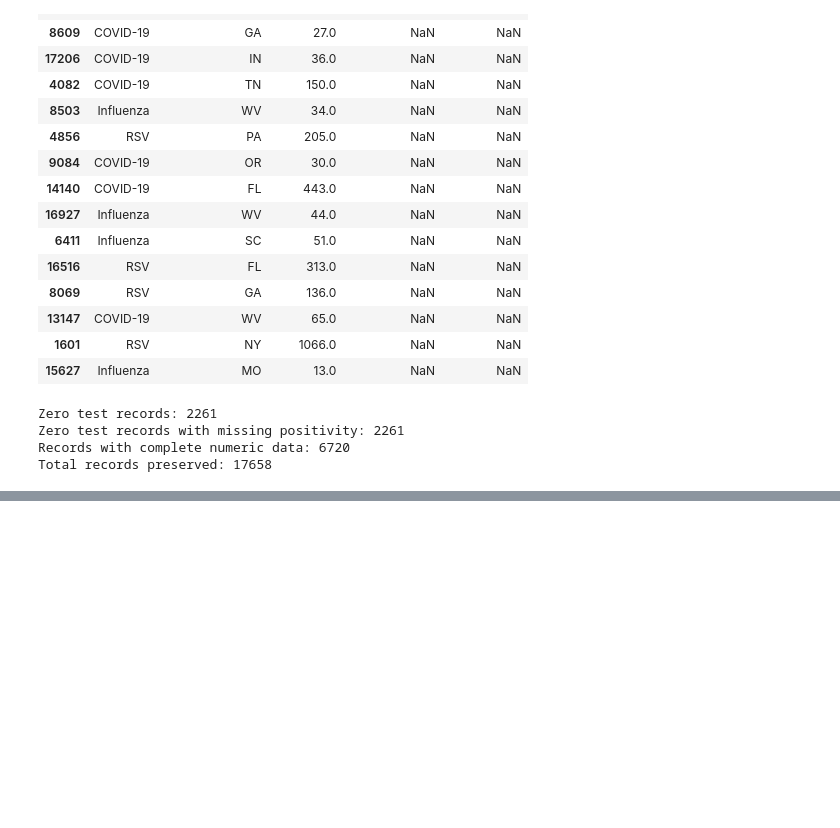
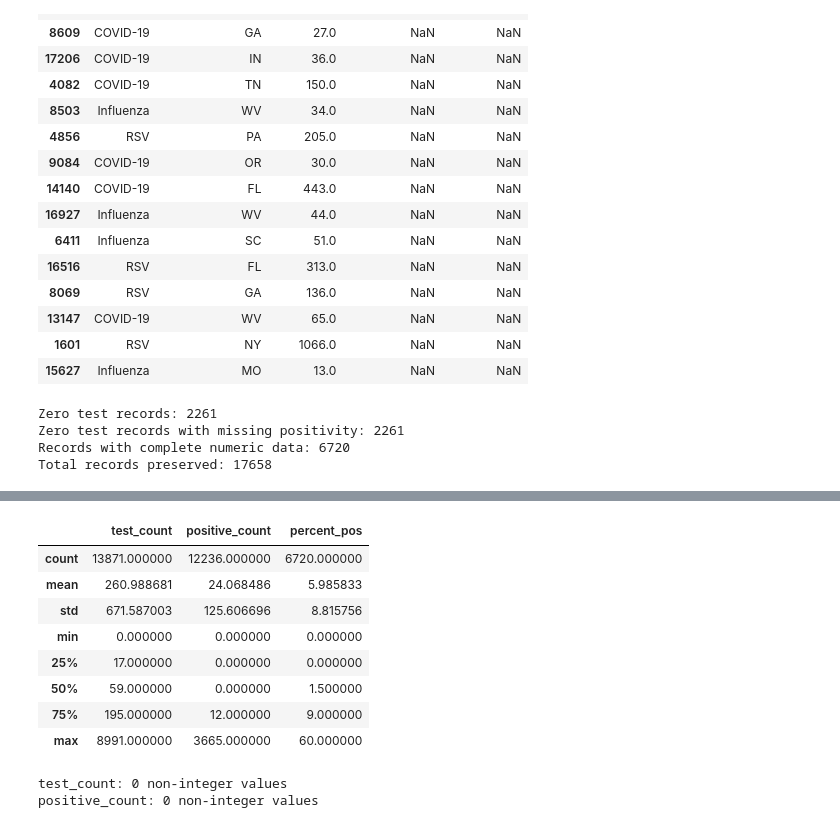
Before and after one commit to dlrakdenizz/respiratory-virus-data-analysis, a Jupyter notebook: data_preparation.ipynb, the cells around one changed output, grey strips where cells are left out. Saved outputs shown, nothing was run; the diff lists cells and outputs as text; code cells hidden in the pictures; blank space fills up the shorter version.

```diff
--- a/data_preparation.ipynb
+++ b/data_preparation.ipynb
@@ -449,0 +578,25 @@ Total records preserved: 17658
+# %%
+numeric_columns = ["test_count", "positive_count", "percent_pos"]
+
+clean_df[numeric_columns].describe()
+# %% [output]
+|  | test_count | positive_count | percent_pos |
+| count | 13871.000000 | 12236.000000 | 6720.000000 |
+| mean | 260.988681 | 24.068486 | 5.985833 |
+| std | 671.587003 | 125.606696 | 8.815756 |
+| min | 0.000000 | 0.000000 | 0.000000 |
+| 25% | 17.000000 | 0.000000 | 0.000000 |
+| 50% | 59.000000 | 0.000000 | 1.500000 |
+| 75% | 195.000000 | 12.000000 | 9.000000 |
+| max | 8991.000000 | 3665.000000 | 60.000000 |
+# %%
+# Check whether count values contain fractions
+for column in ["test_count", "positive_count"]:
+    values = clean_df[column].dropna()
+
+    non_integer_count = (values % 1 != 0).sum()
+
+    print(f"{column}: {non_integer_count} non-integer values")
+# %% [output]
+test_count: 0 non-integer values
+positive_count: 0 non-integer values
```
Also changed, not shown: parts of 6 cells of this notebook.
